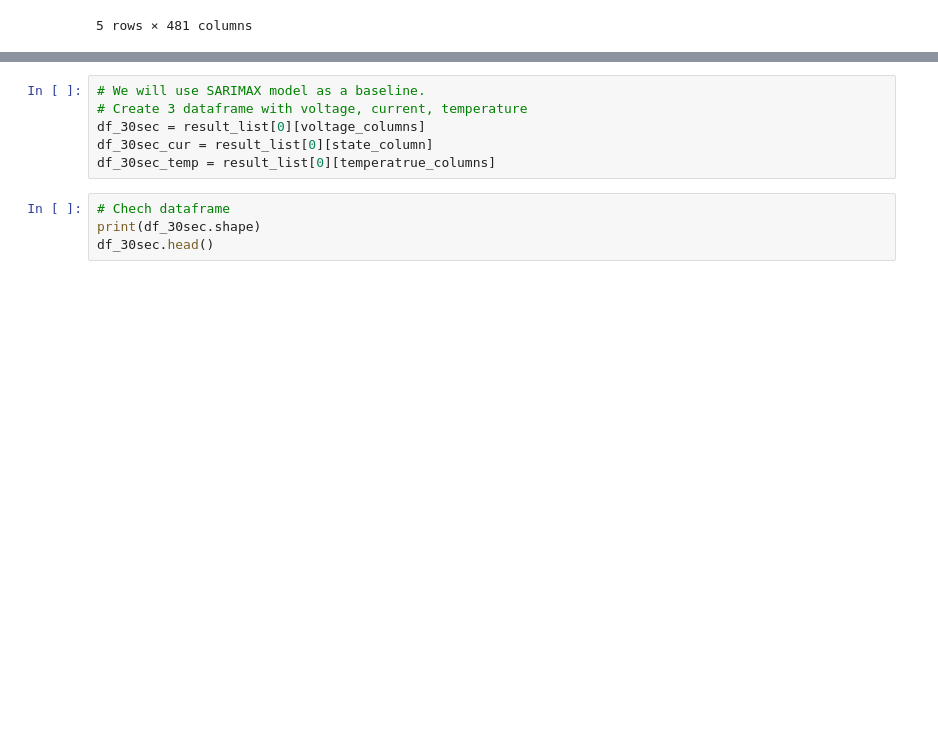
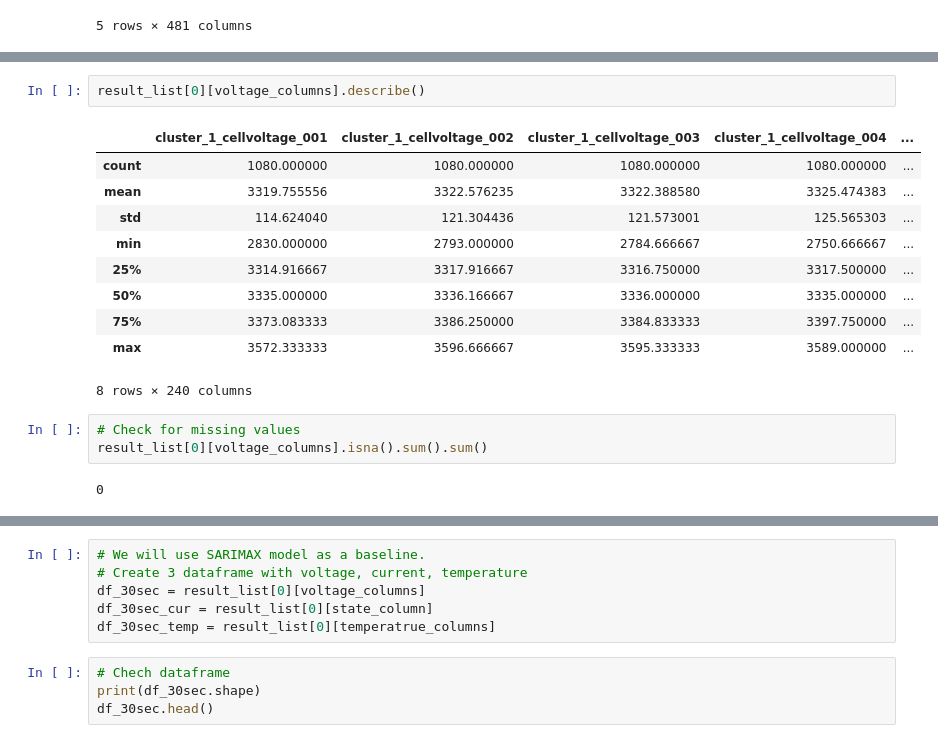
Before and after one commit to 314ka4y/Anomaly-detection-project, a Jupyter notebook: Anomaly_detection.ipynb, the cells around one changed output, grey strips where cells are left out. Saved outputs shown, nothing was run; the diff lists cells and outputs as text; blank space fills up the shorter version.

```diff
--- a/Anomaly_detection.ipynb
+++ b/Anomaly_detection.ipynb
@@ -670,0 +806,18 @@ result_list[0].head()
+# %%
+result_list[0][voltage_columns].describe()
+# %% [output]
+|  | cluster_1_cellvoltage_001 | cluster_1_cellvoltage_002 | cluster_1_cellvoltage_003 | cluster_1_cellvoltage_004 | ... |
+| count | 1080.000000 | 1080.000000 | 1080.000000 | 1080.000000 | ... |
+| mean | 3319.755556 | 3322.576235 | 3322.388580 | 3325.474383 | ... |
+| std | 114.624040 | 121.304436 | 121.573001 | 125.565303 | ... |
+| min | 2830.000000 | 2793.000000 | 2784.666667 | 2750.666667 | ... |
+| 25% | 3314.916667 | 3317.916667 | 3316.750000 | 3317.500000 | ... |
+| 50% | 3335.000000 | 3336.166667 | 3336.000000 | 3335.000000 | ... |
+| 75% | 3373.083333 | 3386.250000 | 3384.833333 | 3397.750000 | ... |
+| max | 3572.333333 | 3596.666667 | 3595.333333 | 3589.000000 | ... |
+8 rows × 240 columns
+# %%
+# Check for missing values
+result_list[0][voltage_columns].isna().sum().sum()
+# %% [output]
+0
```
Also changed, not shown: parts of 81 cells of this notebook, 6 other files.
